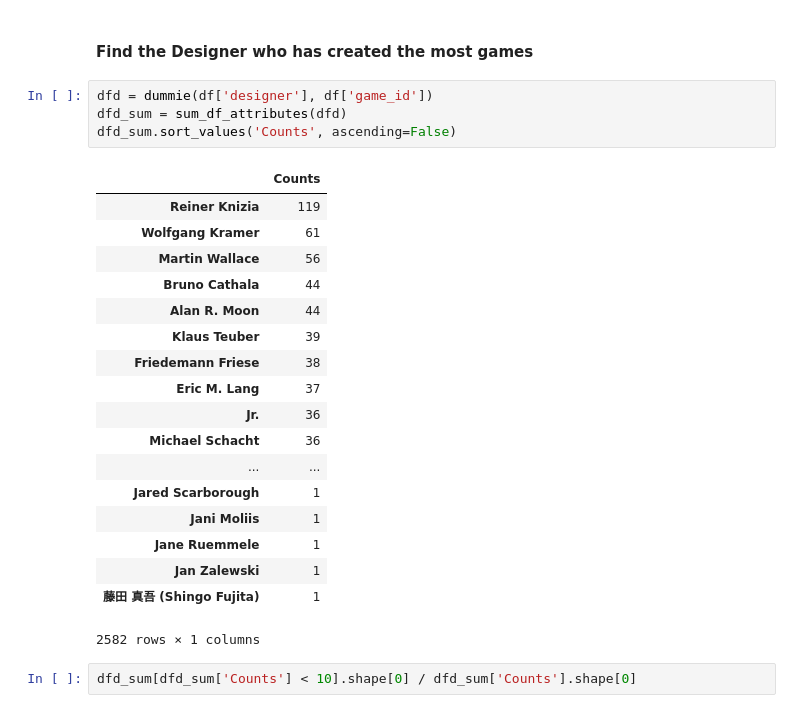
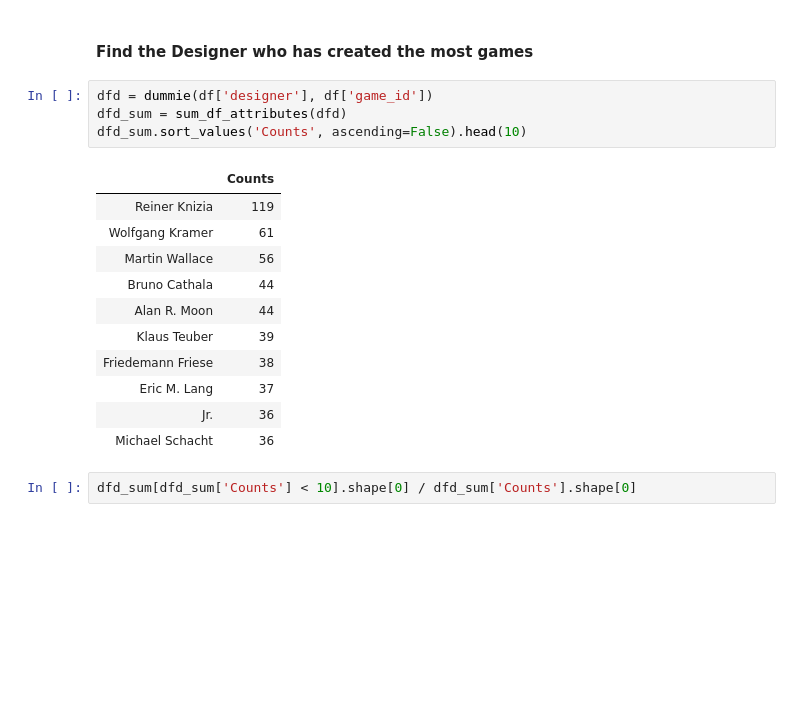
Before and after one commit to willjdew/Board-Game-Geek-Analysis, a Jupyter notebook: notebooks/bbg_data_storytelling.ipynb, the cells around one changed output. Cells and saved outputs as stored; diff of their text form; blank space fills up the shorter version.

```diff
--- a/notebooks/bbg_data_storytelling.ipynb
+++ b/notebooks/bbg_data_storytelling.ipynb
@@ -351,26 +331,19 @@ dfc_sum.sort_values('Counts', ascending=False)
 # %%
 dfd = dummie(df['designer'], df['game_id'])
 dfd_sum = sum_df_attributes(dfd)
-dfd_sum.sort_values('Counts', ascending=False)
+dfd_sum.sort_values('Counts', ascending=False).head(10)
 # %% [output]
 |  | Counts |
 | Reiner Knizia | 119 |
 | Wolfgang Kramer | 61 |
 | Martin Wallace | 56 |
 | Bruno Cathala | 44 |
 | Alan R. Moon | 44 |
 | Klaus Teuber | 39 |
 | Friedemann Friese | 38 |
 | Eric M. Lang | 37 |
 | Jr. | 36 |
 | Michael Schacht | 36 |
-| ... | ... |
-| Jared Scarborough | 1 |
-| Jani Moliis | 1 |
-| Jane Ruemmele | 1 |
-| Jan Zalewski | 1 |
-| 藤田 真吾 (Shingo Fujita) | 1 |
-2582 rows × 1 columns
 # %%
 dfd_sum[dfd_sum['Counts'] < 10].shape[0] / dfd_sum['Counts'].shape[0]
 # %% [output]
```
Also changed, not shown: parts of 5 cells of this notebook, 2 other files.
